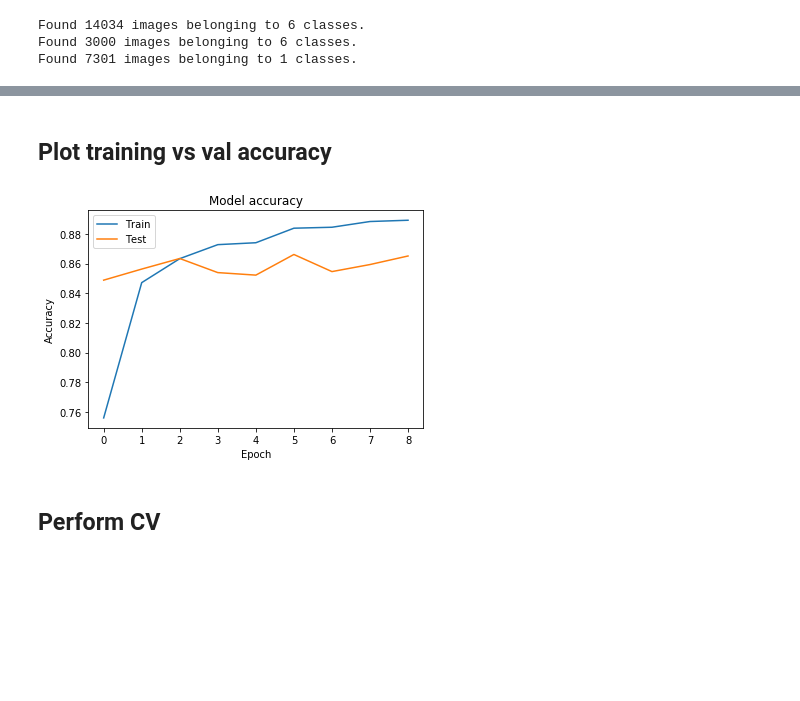
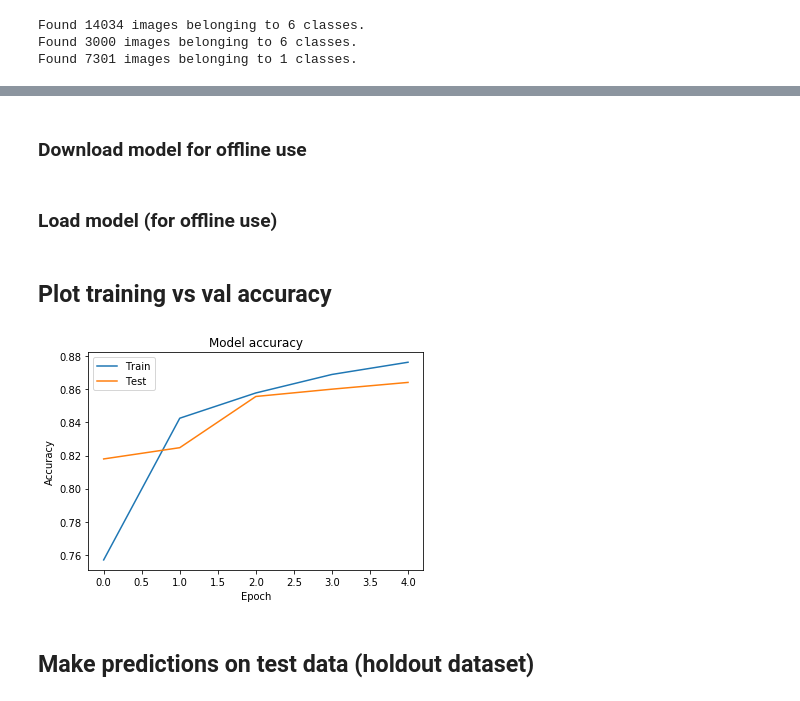
Before and after one commit to ebolotin6/iic_project, a Jupyter notebook: notebooks/kaggle_notebooks/resnet_iic_kaggle.ipynb, the cells around one changed output, grey strips where cells are left out. Saved outputs shown, nothing was run; the diff lists cells and outputs as text; code cells hidden in the pictures; blank space fills up the shorter version.

```diff
--- a/notebooks/kaggle_notebooks/resnet_iic_kaggle.ipynb
+++ b/notebooks/kaggle_notebooks/resnet_iic_kaggle.ipynb
@@ -55,7 +59,8 @@ plot_images(training_imgs, labeled_training_imgs)
 # %%
 # define model hyperparameters
-epochs = 10
+epochs = 5
 batch_size = 64
+pred_batch_size = 49
 neurons_per_layer = [2048, 1024, 512]
 dropout = 0.5
 n_classes = 6
@@ -83,7 +88,8 @@ test_data = img_augmentation.flow_from_directory(
 pred_data = img_augmentation.flow_from_directory(
     pred_data_dir,
     target_size = img_target_size,
-    batch_size = batch_size,
+    batch_size = pred_batch_size,
+    color_mode = "rgb",
     class_mode = None,
     shuffle = False)
 # %% [output]
@@ -131,6 +147,5 @@ history = model.fit_generator(
     validation_steps = num_test_samples // batch_size,
     epochs = epochs,
     callbacks = callbacks,
-    verbose = 1,
-    use_multiprocessing = True)
+    verbose = 1)
 # %% [output]
@@ -154,0 +162,2 @@ Epoch 9/10
+# %% [markdown]
+### Download model for offline use
@@ -154,0 +167,2 @@ Epoch 9/10
+# %% [markdown]
+### Load model (for offline use)
@@ -155,17 +171,17 @@ Epoch 9/10
 # %% [markdown]
 ## Plot training vs val accuracy
 # %%
-plot.plot(history.history['acc'])
-plot.plot(history.history['val_acc'])
-plot.title('Model accuracy')
-plot.ylabel('Accuracy')
-plot.xlabel('Epoch')
-plot.legend(['Train', 'Test'], loc='upper left')
-plot.show()
+plt.plot(history.history['acc'])
+plt.plot(history.history['val_acc'])
+plt.title('Model accuracy')
+plt.ylabel('Accuracy')
+plt.xlabel('Epoch')
+plt.legend(['Train', 'Test'], loc='upper left')
+plt.show()
 # %% [output]
-[figure, old version]
+[figure, new version]
-# %% [markdown]
-## Perform CV
+# %% [markdown]
+## Make predictions on test data (holdout dataset)
 # %%
 test_score = model.evaluate_generator(test_data,
     steps = num_test_samples // batch_size,
```
Also changed, not shown: parts of 25 cells of this notebook, 1 other file.
